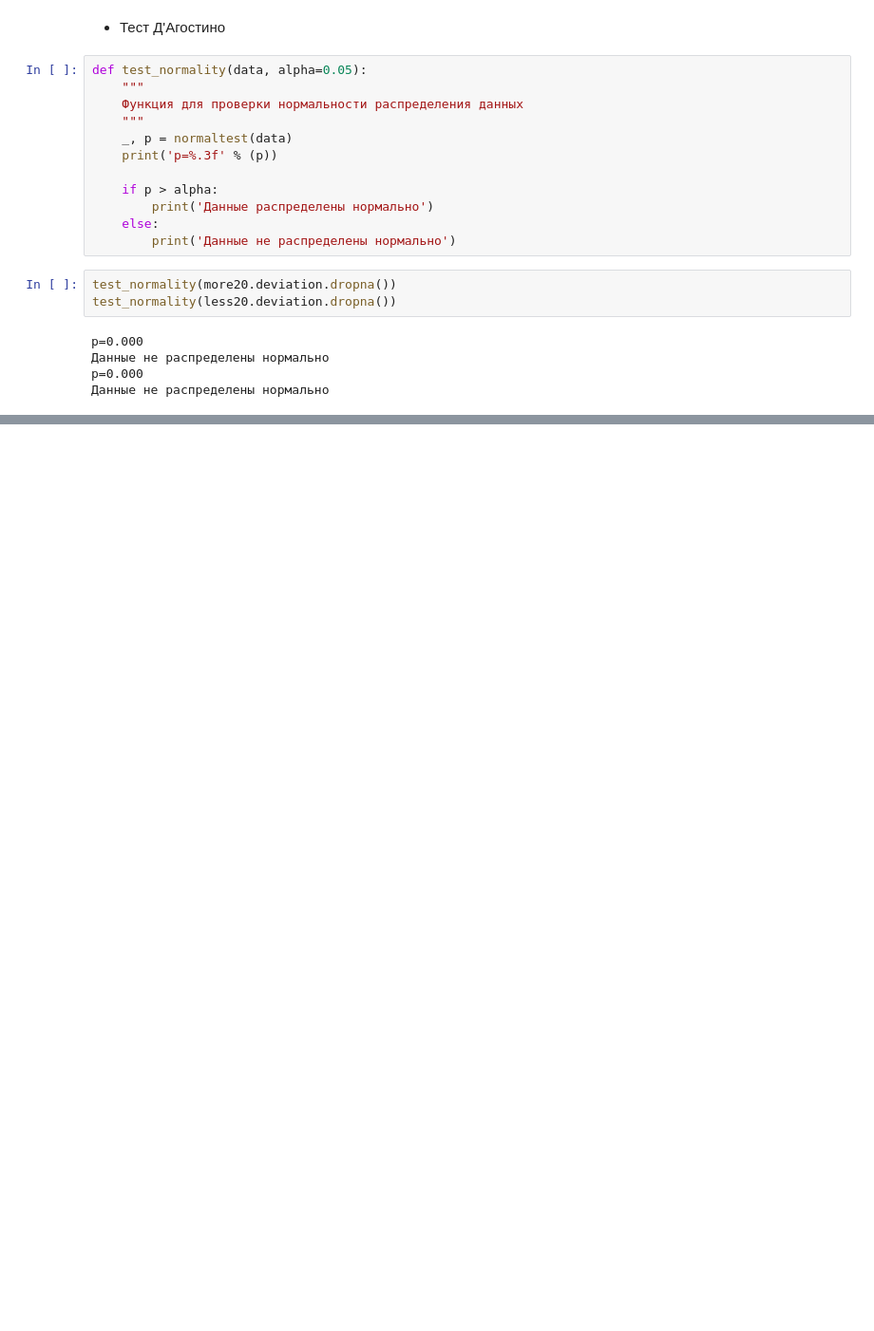
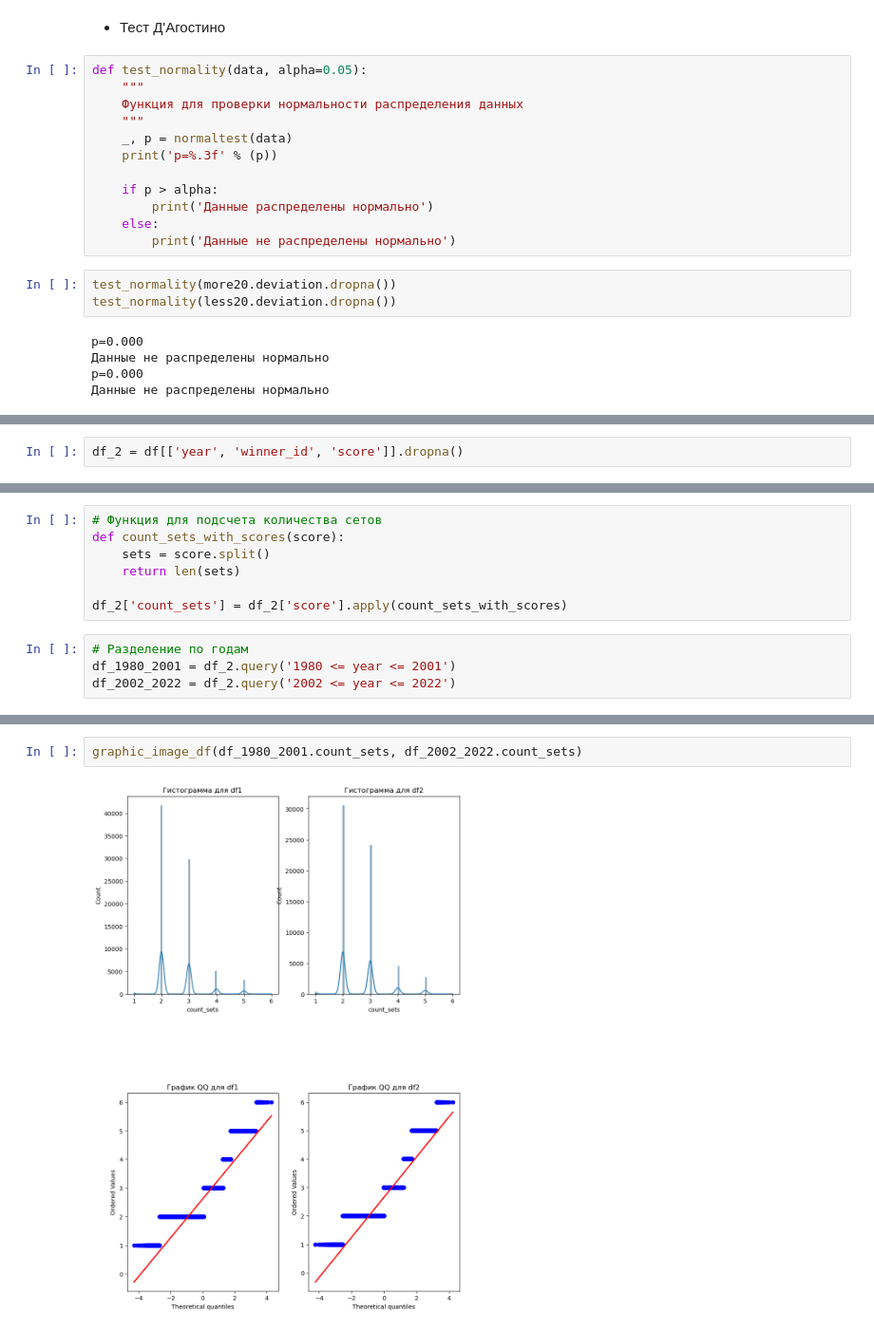
Before and after one commit to Ruugiko/tennis_atp, a Jupyter notebook: tennis.ipynb, the cells around one changed output, grey strips where cells are left out. Shown: that part at 95% size. Drawn from its saved outputs; the diff is of its cells as text; blank space fills up the shorter version.

```diff
--- a/tennis.ipynb
+++ b/tennis.ipynb
@@ -223,0 +501,2 @@ p=0.000
+# %%
+df_2 = df[['year', 'winner_id', 'score']].dropna()
@@ -223,0 +516,11 @@ p=0.000
+# %%
+# Функция для подсчета количества сетов
+def count_sets_with_scores(score):
+    sets = score.split()
+    return len(sets)
+
+df_2['count_sets'] = df_2['score'].apply(count_sets_with_scores)
+# %%
+# Разделение по годам
+df_1980_2001 = df_2.query('1980 <= year <= 2001')
+df_2002_2022 = df_2.query('2002 <= year <= 2022')
@@ -223,0 +565,4 @@ p=0.000
+# %%
+graphic_image_df(df_1980_2001.count_sets, df_2002_2022.count_sets)
+# %% [output]
+[figure, added]
```
Also changed, not shown: parts of 47 cells of this notebook, 3 other files.
